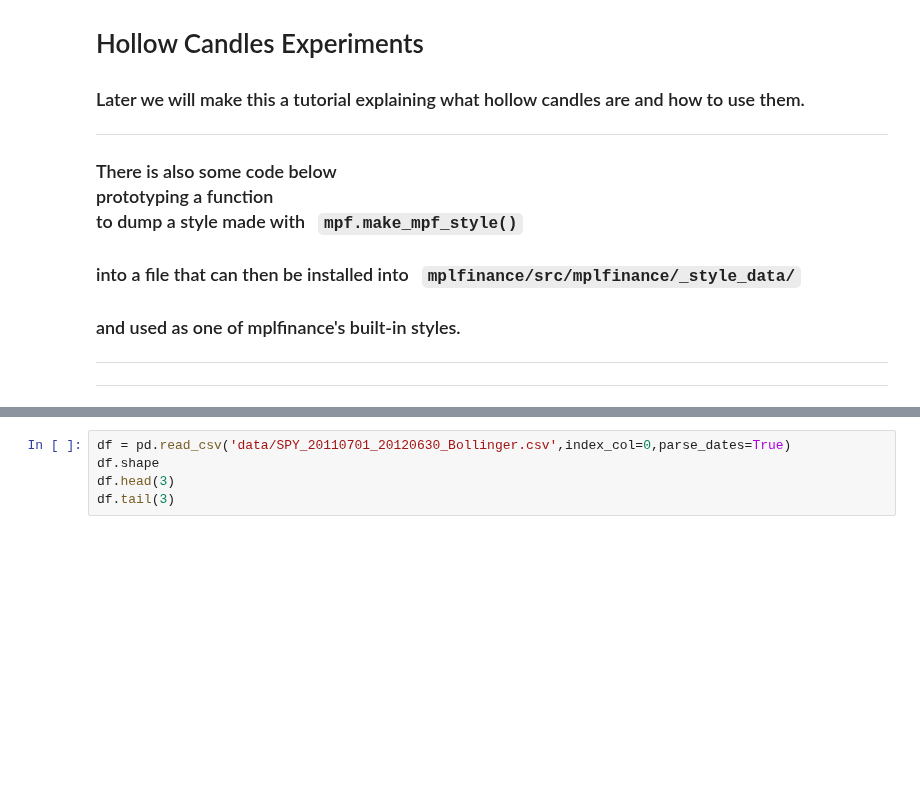
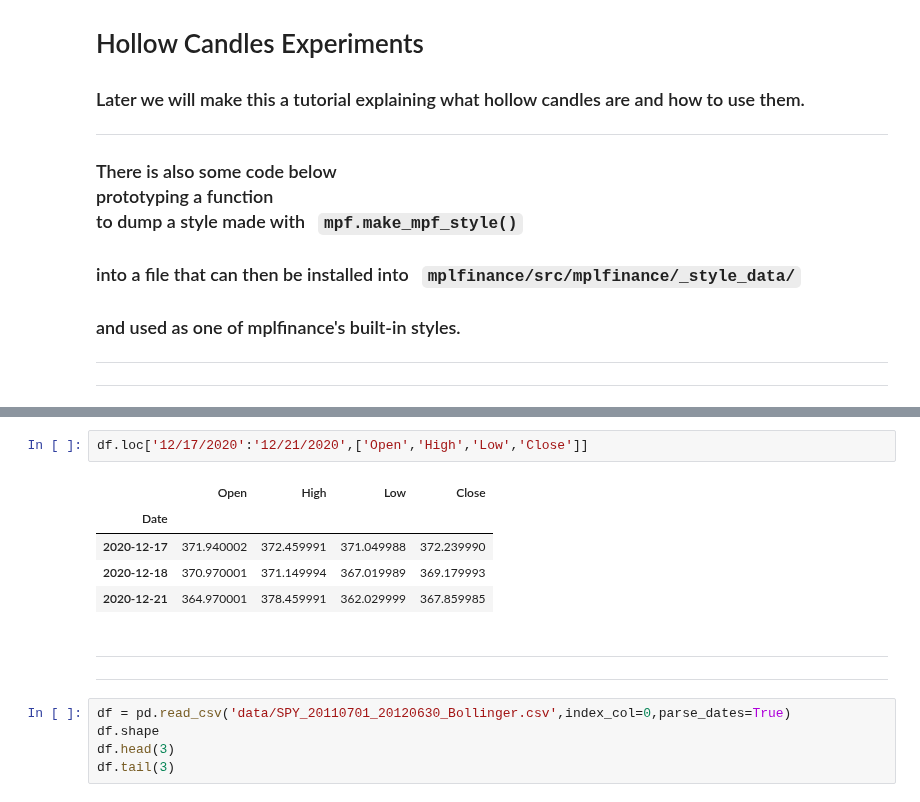
Before and after one commit to matplotlib/mplfinance, a Jupyter notebook: examples/hollow_candles.ipynb, the cells around one changed output, grey strips where cells are left out. Cells and saved outputs as stored; diff of their text form; blank space fills up the shorter version.

```diff
--- a/examples/hollow_candles.ipynb
+++ b/examples/hollow_candles.ipynb
@@ -24,3 +87,14 @@ pd.__version__  # for the record
+# %%
+df.loc['12/17/2020':'12/21/2020',['Open','High','Low','Close']]
+# %% [output]
+|  | Open | High | Low | Close |
+| Date |  |  |  |  |
+| 2020-12-17 | 371.940002 | 372.459991 | 371.049988 | 372.239990 |
+| 2020-12-18 | 370.970001 | 371.149994 | 367.019989 | 369.179993 |
+| 2020-12-21 | 364.970001 | 378.459991 | 362.029999 | 367.859985 |
+# %% [markdown]
+---
+---
 # %%
 df = pd.read_csv('data/SPY_20110701_20120630_Bollinger.csv',index_col=0,parse_dates=True)
 df.shape
```
Also changed, not shown: parts of 16 cells of this notebook, 1 other file.
